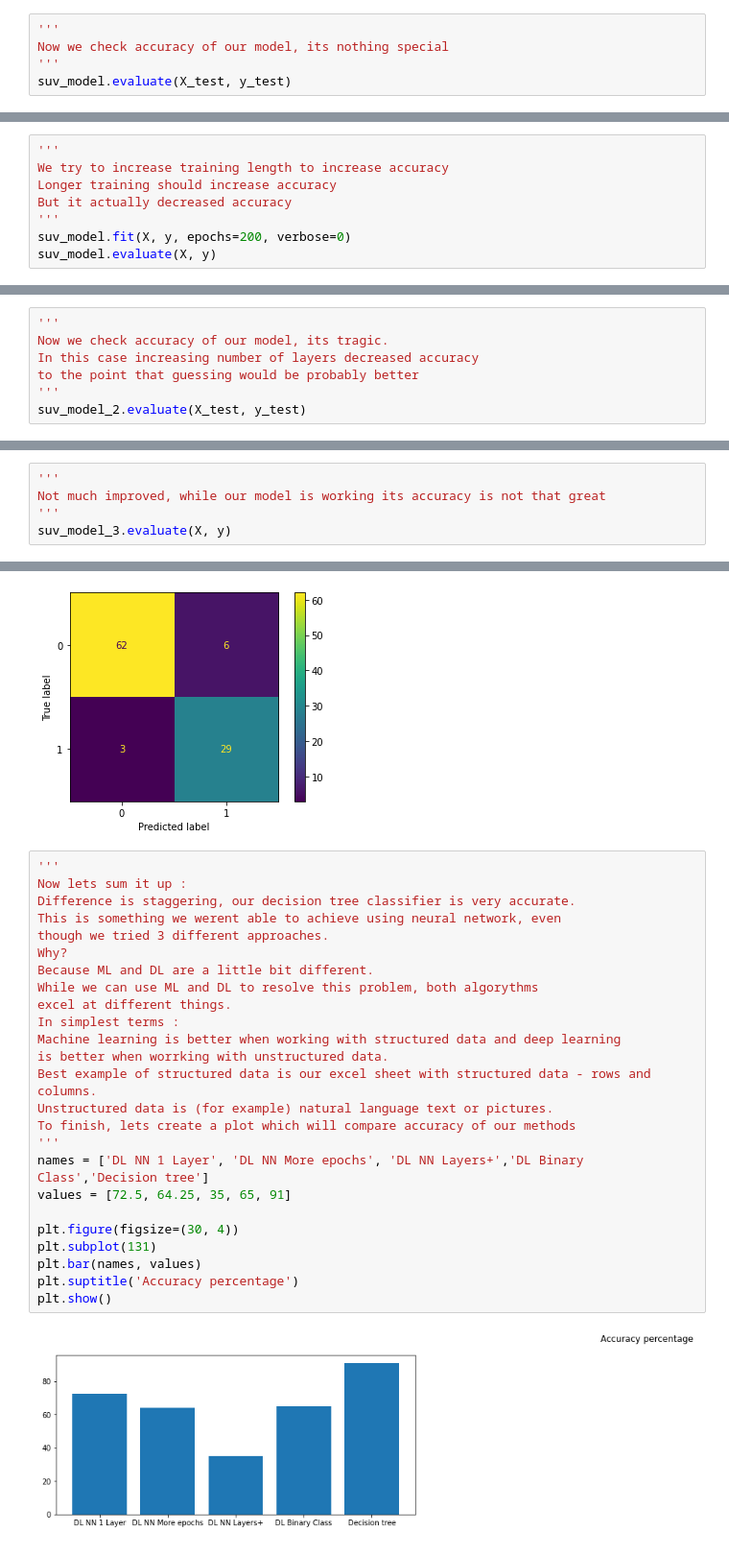
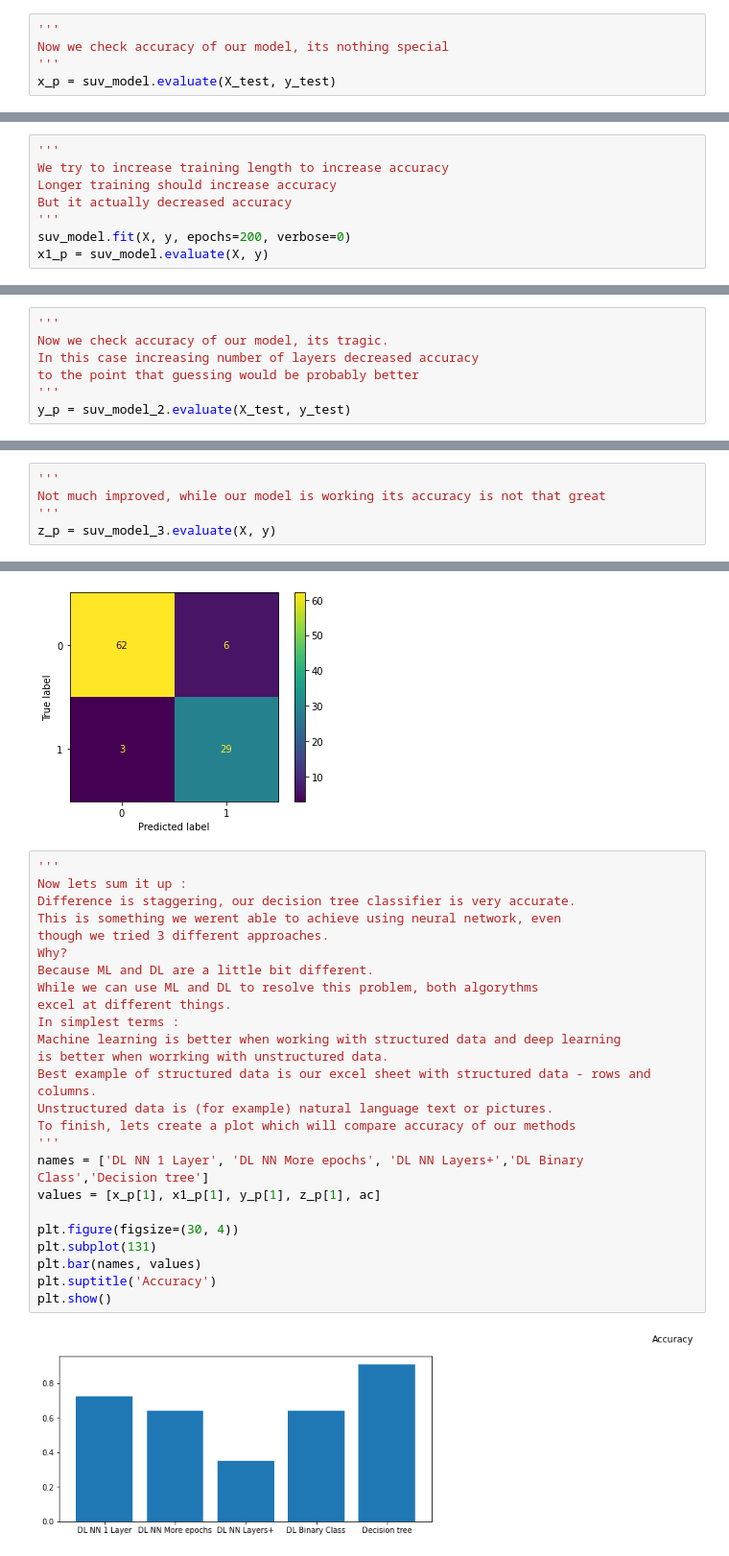
Before and after one commit to Oktif/NAI1, a Jupyter notebook: zjazd5/Exercise1.ipynb, the cells around one changed output, grey strips where cells are left out. Shown: that part at 96% size. Saved outputs shown, nothing was run; the diff lists cells and outputs as text.

Commit message:
V 1.1
- Improved formatting in exercise 1
- Improved plotting in exercise 1

```diff
--- a/zjazd5/Exercise1.ipynb
+++ b/zjazd5/Exercise1.ipynb
@@ -62,5 +59,5 @@ history = suv_model.fit(X_train, y_train, epochs=100, verbose=0)
 '''
 Now we check accuracy of our model, its nothing special
 '''
-suv_model.evaluate(X_test, y_test)
+x_p = suv_model.evaluate(X_test, y_test)
 # %% [output]
@@ -73,5 +69,5 @@ Longer training should increase accuracy
 But it actually decreased accuracy
 '''
 suv_model.fit(X, y, epochs=200, verbose=0)
-suv_model.evaluate(X, y)
+x1_p = suv_model.evaluate(X, y)
 # %% [output]
@@ -109,5 +103,5 @@ Now we check accuracy of our model, its tragic.
 In this case increasing number of layers decreased accuracy
 to the point that guessing would be probably better
 '''
-suv_model_2.evaluate(X_test, y_test)
+y_p = suv_model_2.evaluate(X_test, y_test)
 # %% [output]
@@ -136,5 +129,5 @@ history = suv_model_3.fit(X, y, epochs=100, verbose=0)
 '''
 Not much improved, while our model is working its accuracy is not that great
 '''
-suv_model_3.evaluate(X, y)
+z_p = suv_model_3.evaluate(X, y)
 # %% [output]
@@ -288,28 +280,28 @@ array([[62,  6],
 # %%
 '''
 Now lets sum it up :
 Difference is staggering, our decision tree classifier is very accurate.
 This is something we werent able to achieve using neural network, even
 though we tried 3 different approaches.
 Why?
 Because ML and DL are a little bit different.
 While we can use ML and DL to resolve this problem, both algorythms
 excel at different things.
 In simplest terms :
 Machine learning is better when working with structured data and deep learning
 is better when worrking with unstructured data.
 Best example of structured data is our excel sheet with structured data - rows and
 columns.
 Unstructured data is (for example) natural language text or pictures.
 To finish, lets create a plot which will compare accuracy of our methods
 '''
 names = ['DL NN 1 Layer', 'DL NN More epochs', 'DL NN Layers+','DL Binary Class','Decision tree']
-values = [72.5, 64.25, 35, 65, 91]
+values = [x_p[1], x1_p[1], y_p[1], z_p[1], ac]
 
 plt.figure(figsize=(30, 4))
 plt.subplot(131)
 plt.bar(names, values)
-plt.suptitle('Accuracy percentage')
+plt.suptitle('Accuracy')
 plt.show()
 # %% [output]
-[figure, old version]
+[figure, new version]
```
Also changed, not shown: parts of 7 cells of this notebook.
